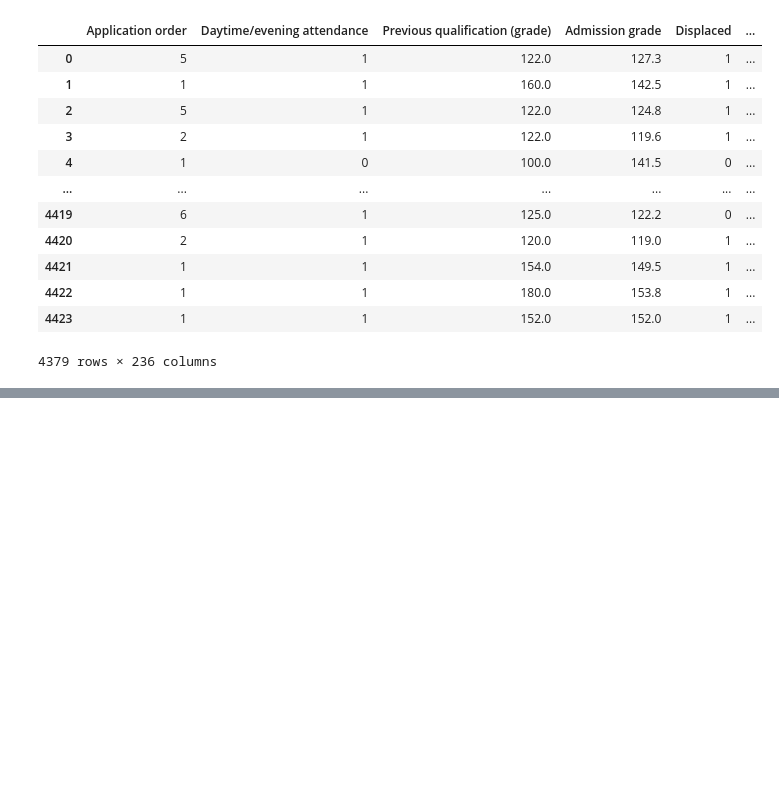
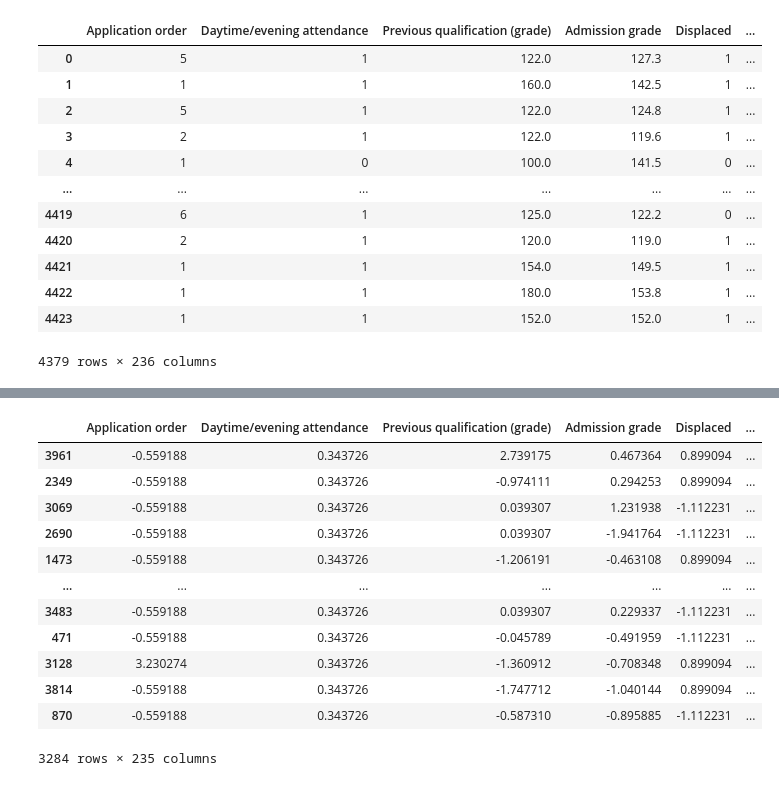
Before and after one commit to alexChurkin/MyML2023, a Jupyter notebook: MyDatasetAnalysis.ipynb, the cells around one changed output, grey strips where cells are left out. Drawn from its saved outputs; the diff is of its cells as text; code cells hidden in the pictures; blank space fills up the shorter version.

```diff
--- a/MyDatasetAnalysis.ipynb
+++ b/MyDatasetAnalysis.ipynb
@@ -338,0 +341,10 @@ Xclear
+# %%
+y = Xclear['Target']
+Xclear = Xclear.drop(columns=['Target'])
+X_train, X_test, y_train, y_test = train_test_split(Xclear, y, test_size = 0.25, random_state = 42)
+
+N_train, _ = X_train.shape
+N_test,  _ = X_test.shape
+
+print("Разбили следующим образом:")
+N_train, N_test
@@ -338,0 +358,22 @@ Xclear
+# %%
+scaler = StandardScaler()
+# Нормализация производится на основе данных только из обучающей выборки
+scaler.fit(X_train)
+# А затем применяется к обеим выборкам
+X_train = pd.DataFrame(scaler.transform(X_train), columns=X_train.columns, index=X_train.index)
+X_test = pd.DataFrame(scaler.transform(X_test), columns=X_test.columns, index=X_test.index)
+X_train
+# %% [output]
+|  | Application order | Daytime/evening attendance | Previous qualification (grade) | Admission grade | Displaced | ... |
+| 3961 | -0.559188 | 0.343726 | 2.739175 | 0.467364 | 0.899094 | ... |
+| 2349 | -0.559188 | 0.343726 | -0.974111 | 0.294253 | 0.899094 | ... |
+| 3069 | -0.559188 | 0.343726 | 0.039307 | 1.231938 | -1.112231 | ... |
+| 2690 | -0.559188 | 0.343726 | 0.039307 | -1.941764 | -1.112231 | ... |
+| 1473 | -0.559188 | 0.343726 | -1.206191 | -0.463108 | 0.899094 | ... |
+| ... | ... | ... | ... | ... | ... | ... |
+| 3483 | -0.559188 | 0.343726 | 0.039307 | 0.229337 | -1.112231 | ... |
+| 471 | -0.559188 | 0.343726 | -0.045789 | -0.491959 | -1.112231 | ... |
+| 3128 | 3.230274 | 0.343726 | -1.360912 | -0.708348 | 0.899094 | ... |
+| 3814 | -0.559188 | 0.343726 | -1.747712 | -1.040144 | 0.899094 | ... |
+| 870 | -0.559188 | 0.343726 | -0.587310 | -0.895885 | -1.112231 | ... |
+3284 rows × 235 columns
```
Also changed, not shown: parts of 10 cells of this notebook.
